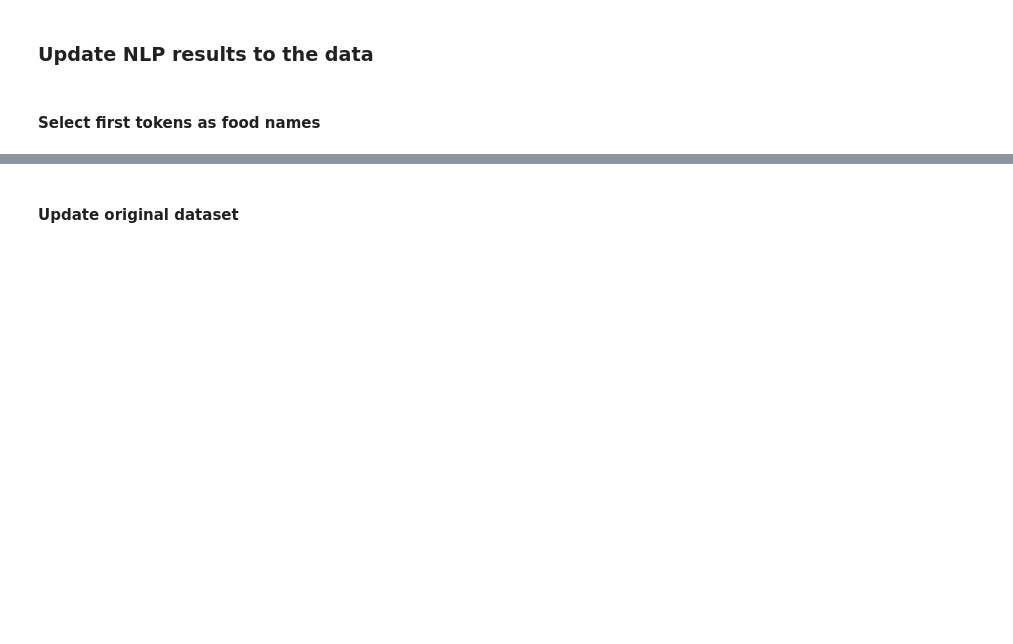
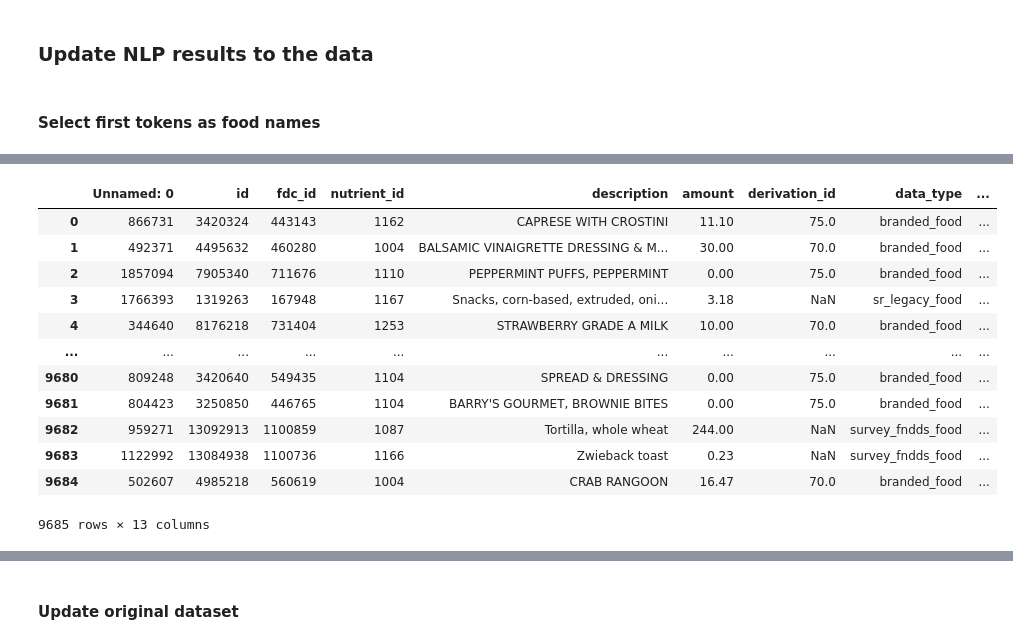
Before and after one commit to Naomi3024/DATS-6501_Capstone, a Jupyter notebook: Codes/nlpdata.ipynb, the cells around one changed output, grey strips where cells are left out. Cells and saved outputs as stored; diff of their text form; code cells hidden in the pictures; blank space fills up the shorter version.

```diff
--- a/Codes/nlpdata.ipynb
+++ b/Codes/nlpdata.ipynb
@@ -245,10 +254,12 @@ raw food number: 971
 # %% [markdown]
 ## Food Nutrient Data NLP
+# %%
+food_nutrient = food_nutrient.sample(frac = 0.005)
 # %%
-partial_food_nutrient =  pd.DataFrame(columns = ['fdc_id', 'data_type', 'description', 'food_category_id', 'protein_value', 'fat_value', 'carbohydrate_value'])
-fdc_list = food_nutrient['fdc_id'].tolist()
-len(fdc_list)
-for fdc_id in fdc_list:
-        if fdc_id not in food_protein['fdc_id']:
+# partial_food_nutrient =  pd.DataFrame(columns = ['fdc_id', 'data_type', 'description', 'food_category_id', 'protein_value', 'fat_value', 'carbohydrate_value'])
+# fdc_list = food_nutrient['fdc_id'].tolist()
+# len(fdc_list)
+# for fdc_id in fdc_list:
+        # if fdc_id not in food_protein['fdc_id']:
 
-            food_nutrient = food_nutrient.drop(food_nutrient[food_nutrient['fdc_id'] == fdc_id].index)
+            # food_nutrient = food_nutrient.drop(food_nutrient[food_nutrient['fdc_id'] == fdc_id].index)
@@ -294,0 +379,16 @@ for food in processed_des['food_name']:
+# %%
+food_nutrient.reset_index(drop=True)
+# %% [output]
+|  | Unnamed: 0 | id | fdc_id | nutrient_id | description | amount | derivation_id | data_type | ... |
+| 0 | 866731 | 3420324 | 443143 | 1162 | CAPRESE WITH CROSTINI | 11.10 | 75.0 | branded_food | ... |
+| 1 | 492371 | 4495632 | 460280 | 1004 | BALSAMIC VINAIGRETTE DRESSING & M... | 30.00 | 70.0 | branded_food | ... |
+| 2 | 1857094 | 7905340 | 711676 | 1110 | PEPPERMINT PUFFS, PEPPERMINT | 0.00 | 75.0 | branded_food | ... |
+| 3 | 1766393 | 1319263 | 167948 | 1167 | Snacks, corn-based, extruded, oni... | 3.18 | NaN | sr_legacy_food | ... |
+| 4 | 344640 | 8176218 | 731404 | 1253 | STRAWBERRY GRADE A MILK | 10.00 | 70.0 | branded_food | ... |
+| ... | ... | ... | ... | ... | ... | ... | ... | ... | ... |
+| 9680 | 809248 | 3420640 | 549435 | 1104 | SPREAD & DRESSING | 0.00 | 75.0 | branded_food | ... |
+| 9681 | 804423 | 3250850 | 446765 | 1104 | BARRY'S GOURMET, BROWNIE BITES | 0.00 | 75.0 | branded_food | ... |
+| 9682 | 959271 | 13092913 | 1100859 | 1087 | Tortilla, whole wheat | 244.00 | NaN | survey_fndds_food | ... |
+| 9683 | 1122992 | 13084938 | 1100736 | 1166 | Zwieback toast | 0.23 | NaN | survey_fndds_food | ... |
+| 9684 | 502607 | 4985218 | 560619 | 1004 | CRAB RANGOON | 16.47 | 70.0 | branded_food | ... |
+9685 rows × 13 columns
```
Also changed, not shown: parts of 23 cells of this notebook, 1 other file.
